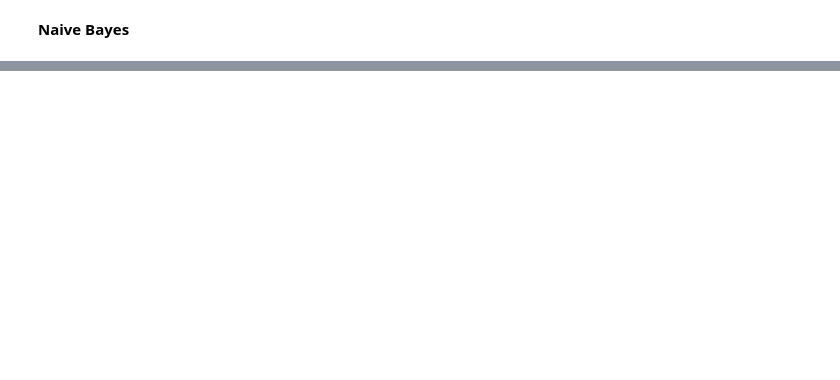
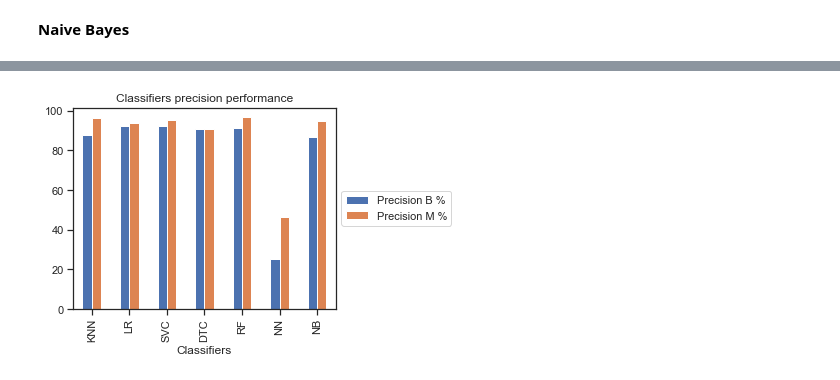
Before and after one commit to RobVergano/PDA22-Project-2, a Jupyter notebook: PDA22 Project 2.ipynb, the cells around one changed output, grey strips where cells are left out. Cells and saved outputs as stored; diff of their text form; code cells hidden in the pictures; blank space fills up the shorter version.

```diff
--- a/PDA22 Project 2.ipynb
+++ b/PDA22 Project 2.ipynb
@@ -420,5 +462,0 @@ Accuracy of support vector classifier: 97.54
-# %%
-# Support Vector Classifier precision
-
-svc_prec = (precision_score(y_test, clf_pred, average=None))*100
-svc_prec
@@ -488,5 +534,0 @@ Model accuracy score with criterion entropy: 92.86
-# %%
-# Decision tree classifier precision
-
-dtc_prec = (precision_score(y_test, y_pred_en, average=None))*100
-dtc_prec
@@ -555,5 +605,0 @@ Random forest accuracy score : 95.71
-# %%
-# Random forest precision
-
-rf_prec = (precision_score(y_test, y_pred_test, average=None))*100
-rf_prec
@@ -785,0 +819,22 @@ plt.tight_layout()
+# %%
+prec_comp = [knn_prec, lr_prec, svc_prec, dtc_prec, rf_prec, nn_prec, nb_prec]
+
+pzero = []
+pone = []
+
+for i in prec_comp:
+    p0 = i.item(0)
+    p1 = i.item(1)
+    pzero.append(p0)
+    pone.append(p1)
+
+a = np.array(pzero)
+b = np.array(pone)
+
+preczero_data = {"Classifiers":["KNN","LR","SVC","DTC","RF","NN","NB"],
+            "Precision B %":a,
+            "Precision M %":b
+       }
+
+precdf = round(pd.DataFrame(data=preczero_data),2)
+precdf
@@ -785,0 +850,10 @@ plt.tight_layout()
+# %%
+# plotting graph
+sns.set(style="ticks")
+precdf.plot(x="Classifiers", y=["Precision B %", "Precision M %"], kind="bar")
+plt.title("Classifiers precision performance")
+plt.legend(loc='center left', bbox_to_anchor=(1, 0.5))
+plt.grid(False)
+plt.tight_layout()
+# %% [output]
+[figure, added]
```
Also changed, not shown: parts of 87 cells of this notebook.
